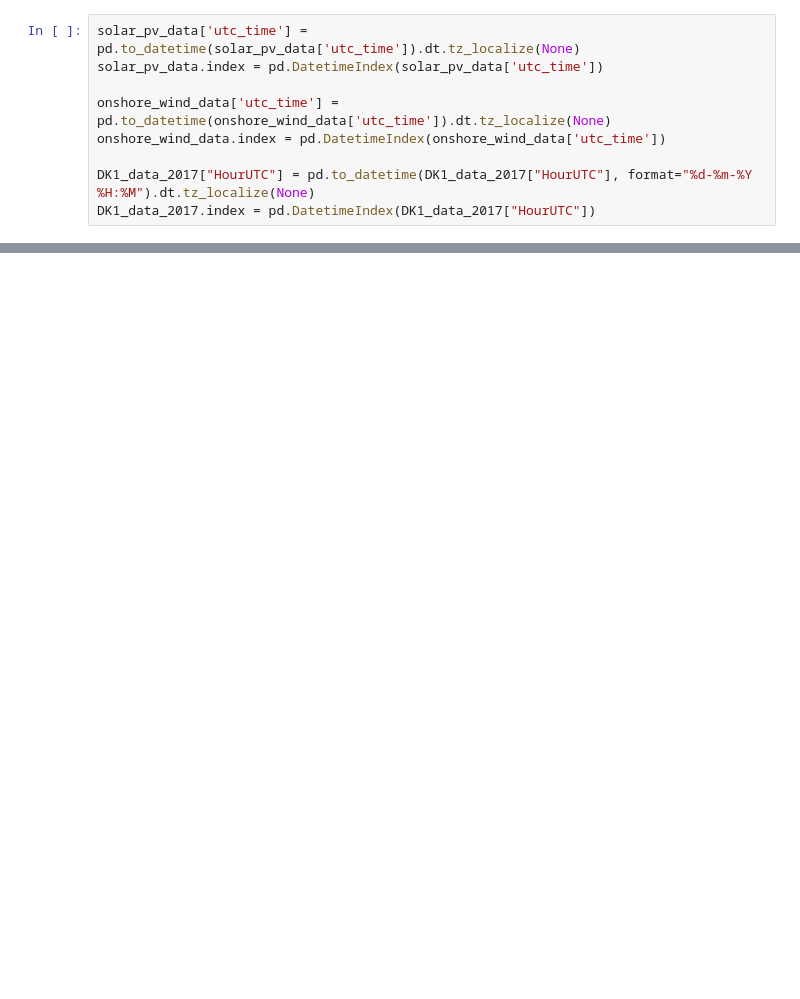
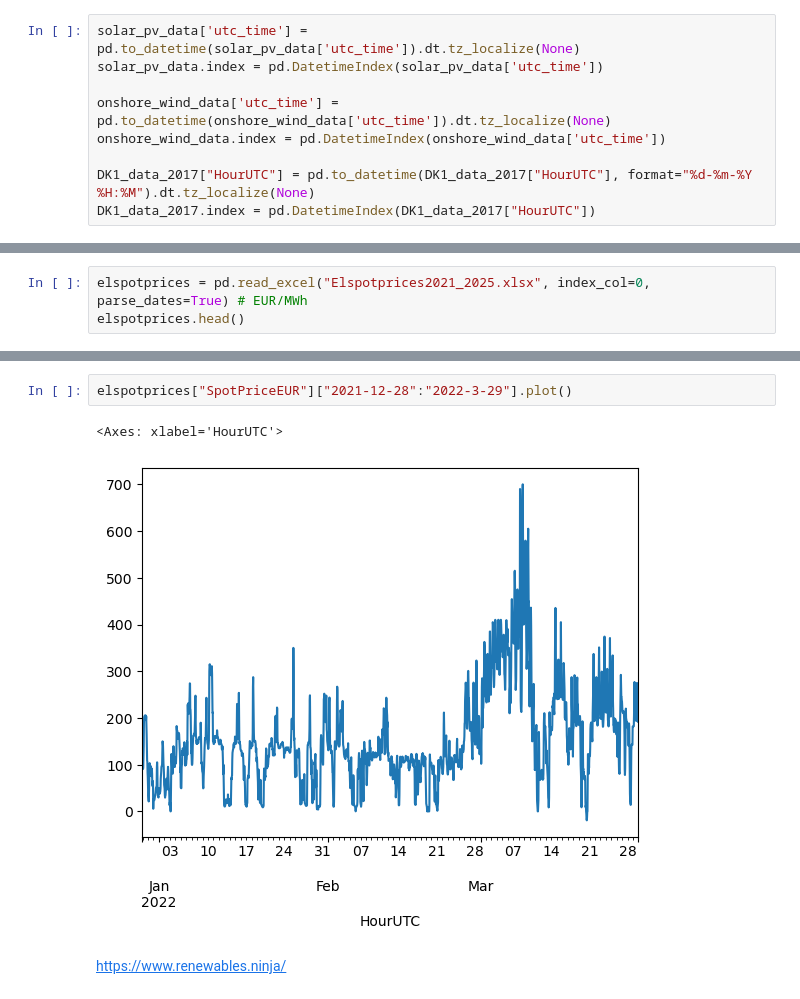
Before and after one commit to pulio12/Msc_Thesis_Greenlab_Skive, a Jupyter notebook: Test_File3.ipynb, the cells around one changed output, grey strips where cells are left out. Drawn from its saved outputs; the diff is of its cells as text; blank space fills up the shorter version.

```diff
--- a/Test_File3.ipynb
+++ b/Test_File3.ipynb
@@ -74,0 +125,3 @@ DK1_data_2017.index = pd.DatetimeIndex(DK1_data_2017["HourUTC"])
+# %%
+elspotprices = pd.read_excel("Elspotprices2021_2025.xlsx", index_col=0, parse_dates=True) # EUR/MWh
+elspotprices.head()
@@ -75 +136,8 @@ DK1_data_2017.index = pd.DatetimeIndex(DK1_data_2017["HourUTC"])
+# %%
+elspotprices["SpotPriceEUR"]["2021-12-28":"2022-3-29"].plot()
+# %% [output]
+<Axes: xlabel='HourUTC'>
+[figure, added]
+# %% [markdown]
+https://www.renewables.ninja/
 # %%
```
Also changed, not shown: parts of 31 cells of this notebook, 2 other files.
